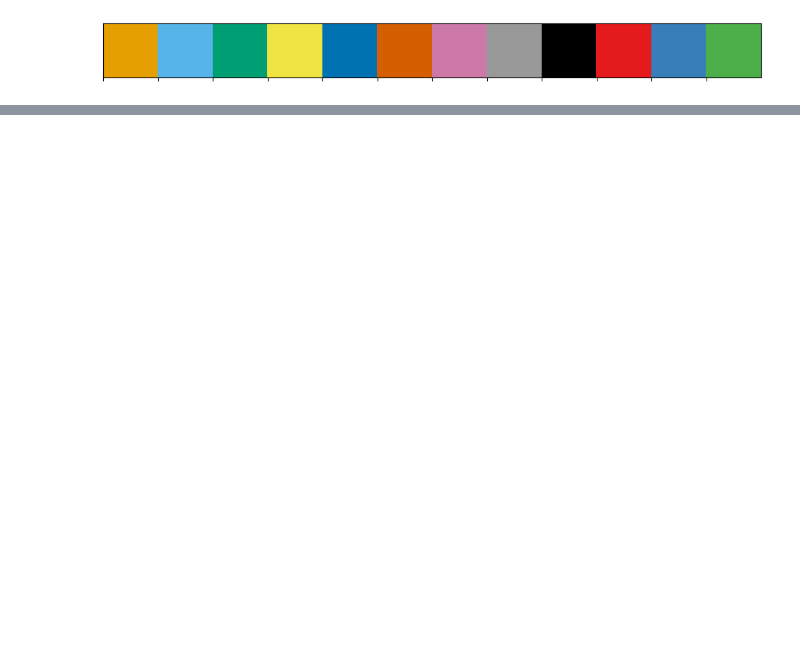
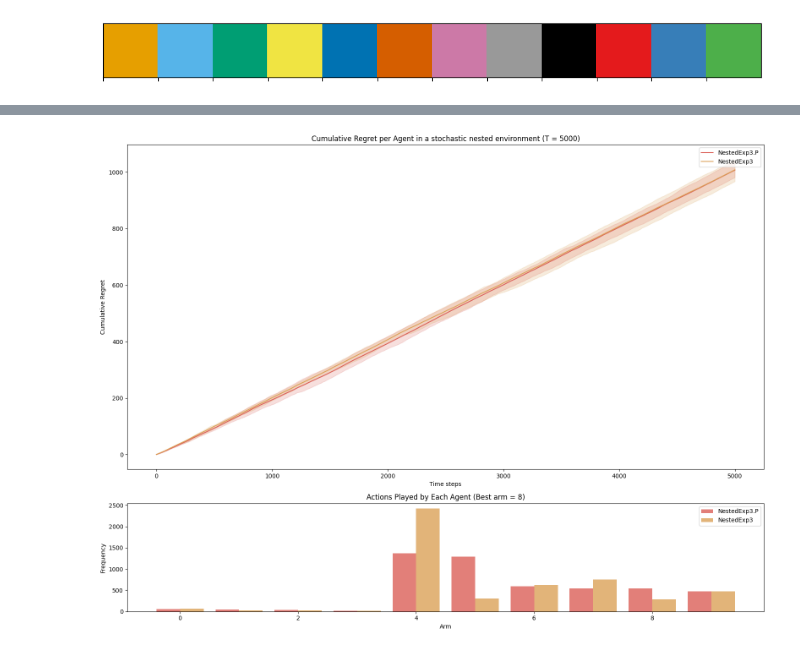
Before and after one commit to AugustinCablant/CRITEO-INTERNSHIP, a Jupyter notebook: exponential_algorithms_stochastic_setting.ipynb, the cells around one changed output, grey strips where cells are left out. Saved outputs shown, nothing was run; the diff lists cells and outputs as text; code cells hidden in the pictures; blank space fills up the shorter version.

Commit message:
nestedexp3.P

```diff
--- a/exponential_algorithms_stochastic_setting.ipynb
+++ b/exponential_algorithms_stochastic_setting.ipynb
@@ -716,0 +831,14 @@ plot_regret_and_histogram(regrets, agents=[nexp3, new], env=env, logscale=False,
+# %%
+T = 5_000
+K = 10
+
+env = NestedBanditEnv()
+tree = env.tree
+nexp3p = NestedExp3P(tree, T)
+nexp3 = NestedExp3(tree, T)
+
+
+regrets = experiment(environment=env, agents=[nexp3p, nexp3], Nmc=10, T=T)
+plot_regret_and_histogram(regrets, agents=[nexp3p, nexp3], env=env, logscale=False, lb=None, q=10, save_pdf=None, horizon=T)
+# %% [output]
+[figure, added]
```
Also changed, not shown: parts of 8 cells of this notebook, 3 other files.
